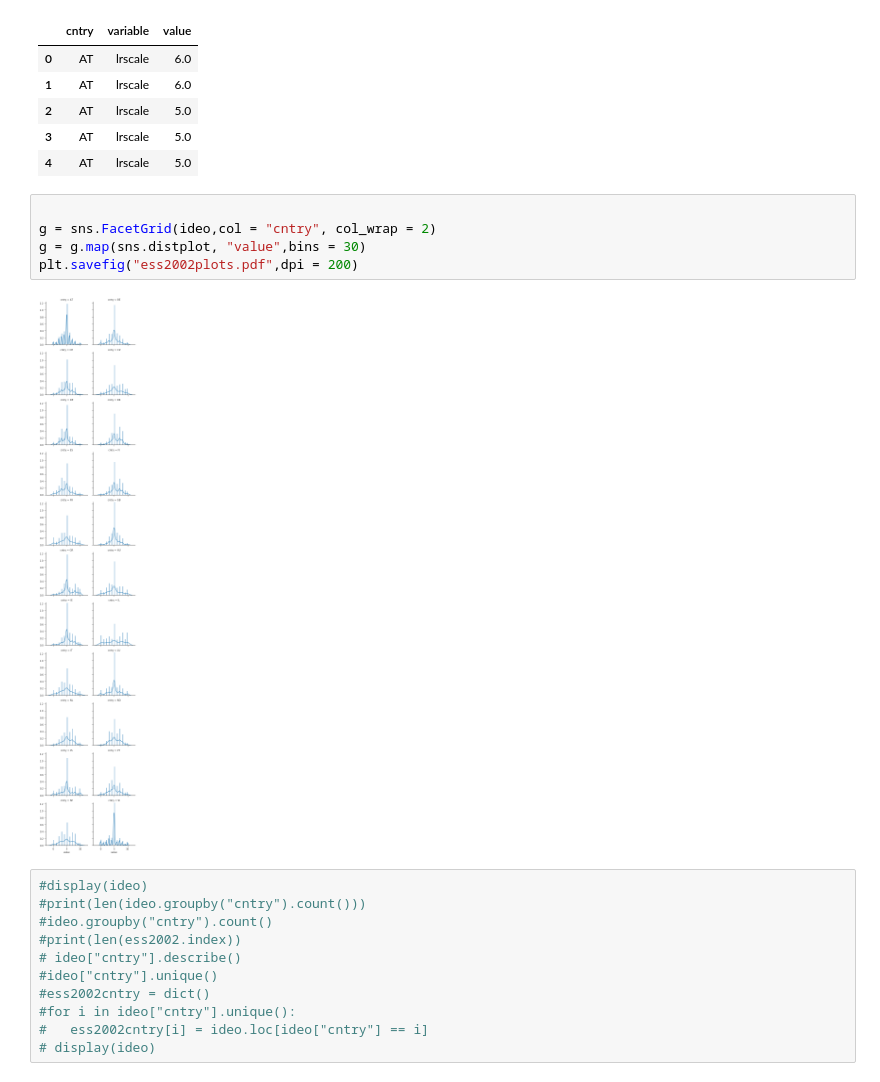
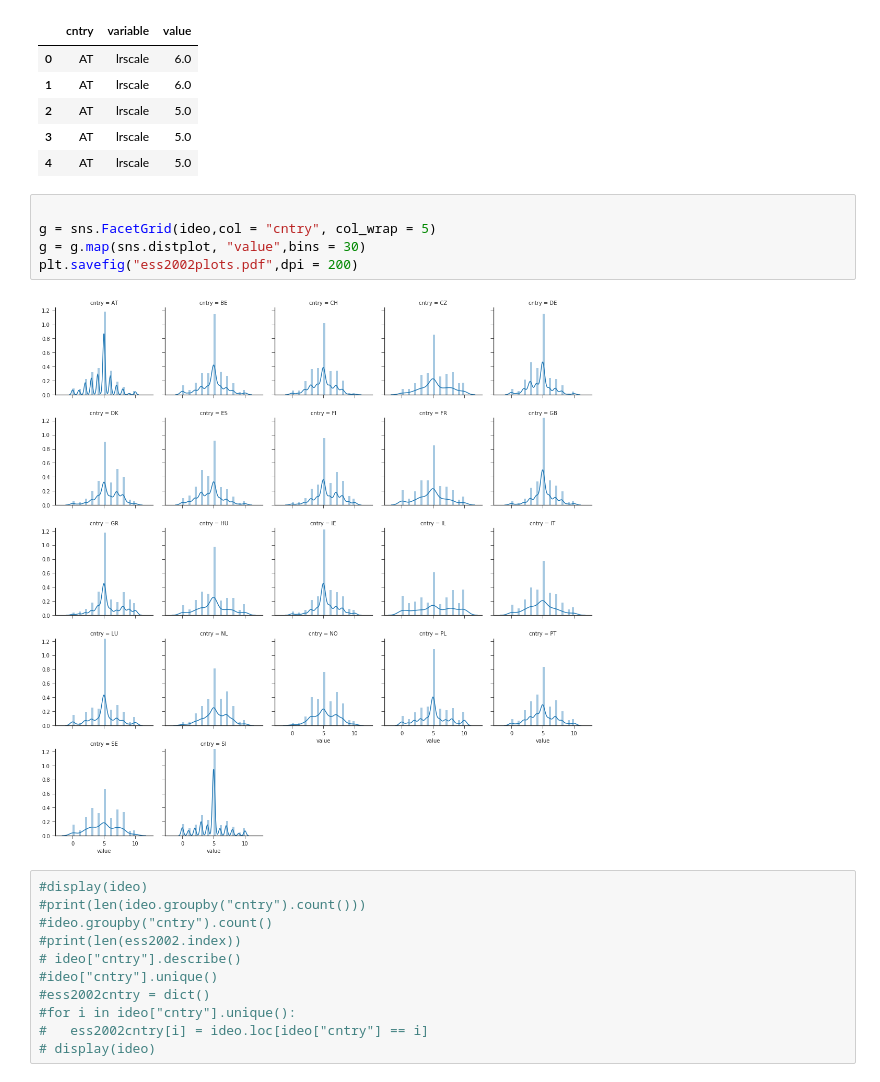
Before and after one commit to marcelovmaciel/Projeto, a Jupyter notebook: data-analysis/01-load_ess.ipynb, the cells around one changed output. Drawn from its saved outputs; the diff is of its cells as text.

```diff
--- a/data-analysis/01-load_ess.ipynb
+++ b/data-analysis/01-load_ess.ipynb
@@ -34,11 +34,11 @@ display(ideo.head())
 | 4 | AT | lrscale | 5.0 |
 # %%
 
-g = sns.FacetGrid(ideo,col = "cntry", col_wrap = 2)
+g = sns.FacetGrid(ideo,col = "cntry", col_wrap = 5)
 g = g.map(sns.distplot, "value",bins = 30)
 plt.savefig("ess2002plots.pdf",dpi = 200)
 # %% [output]
-[figure, old version]
+[figure, new version]
 # %%
 #display(ideo)
 #print(len(ideo.groupby("cntry").count()))
```
Also changed, not shown: parts of 1 cell of this notebook.
